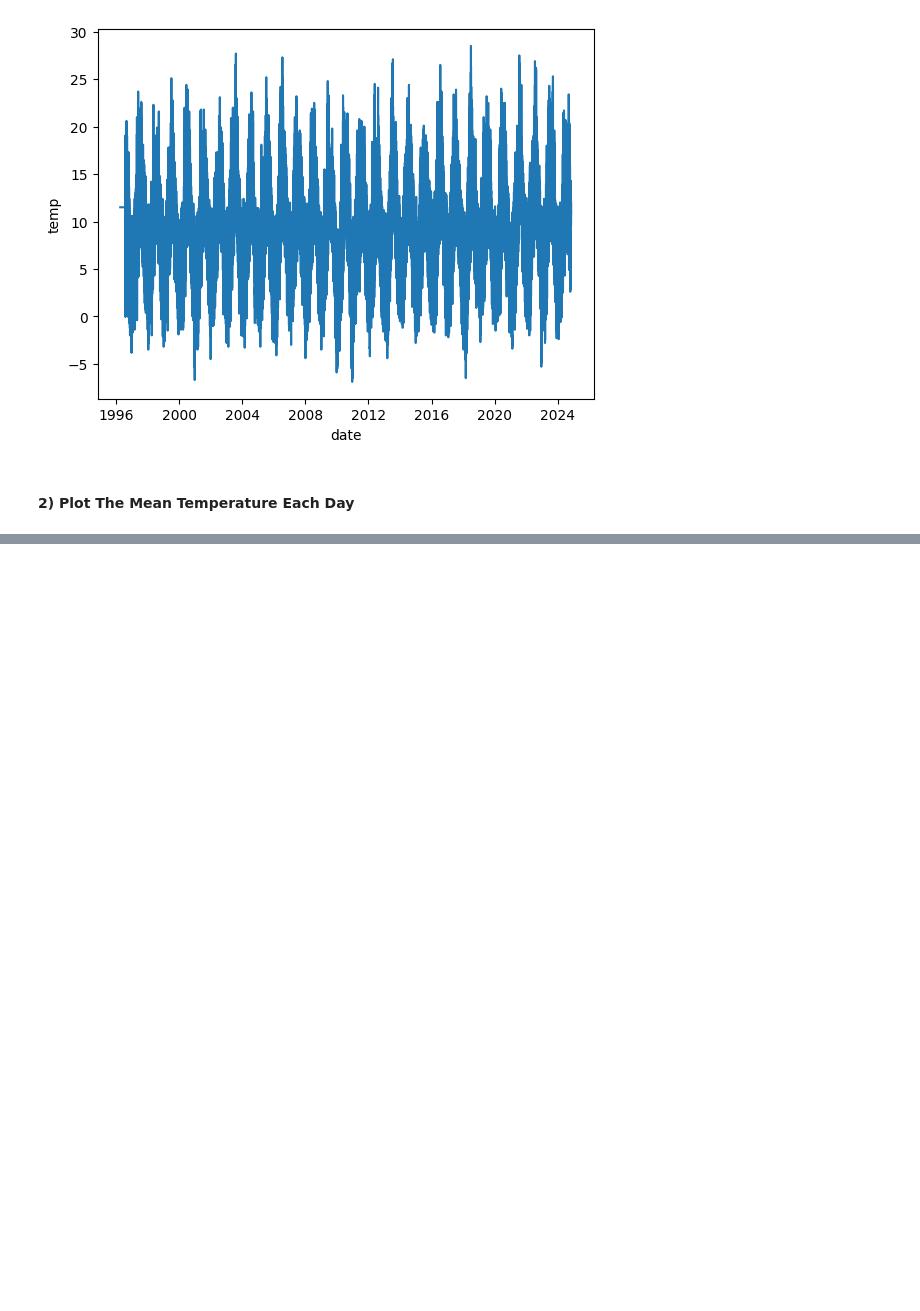
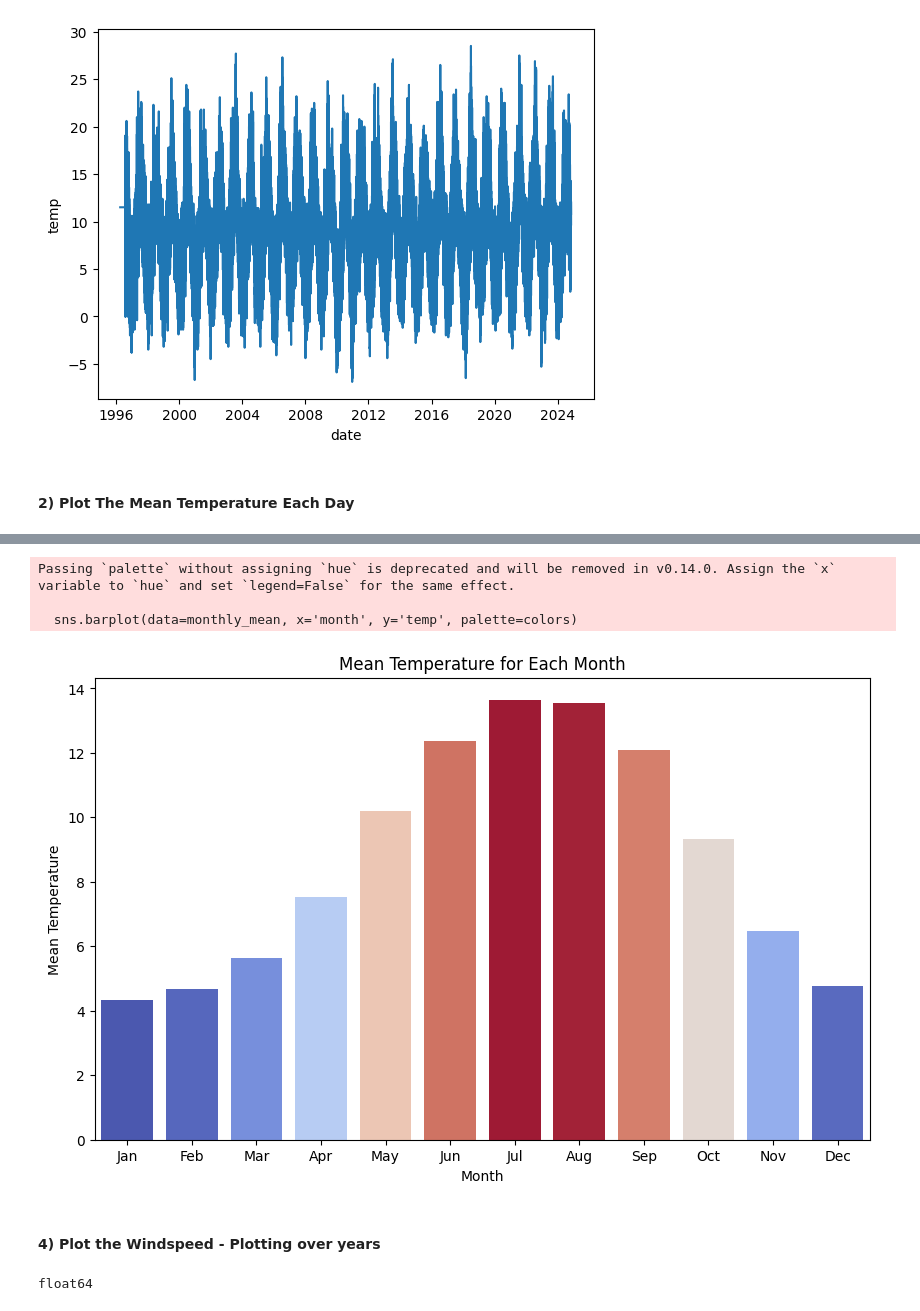
Before and after one commit to daveysull/PFDA, a Jupyter notebook: assignments/assignment_6_Weather.ipynb, the cells around one changed output, grey strips where cells are left out. Saved outputs shown, nothing was run; the diff lists cells and outputs as text; code cells hidden in the pictures; blank space fills up the shorter version.

```diff
--- a/assignments/assignment_6_Weather.ipynb
+++ b/assignments/assignment_6_Weather.ipynb
@@ -32,0 +54,41 @@ df.set_index('date', inplace=True)
+# %%
+# Extract the month for grouping
+df['month'] = df['date'].dt.strftime('%m')
+
+# Calculate mean temperature for each month
+monthly_mean = df.groupby('month')['temp'].mean().reset_index()
+
+# Normalize the temperature values for color mapping
+norm = (monthly_mean['temp'] - monthly_mean['temp'].min()) / (monthly_mean['temp'].max() - monthly_mean['temp'].min())
+
+colors = sns.color_palette("coolwarm", as_cmap=True)(norm)
+
+# Plot
+plt.figure(figsize=(10, 6))
+sns.barplot(data=monthly_mean, x='month', y='temp', palette=colors)
+plt.title("Mean Temperature for Each Month")
+plt.xlabel("Month")
+plt.ylabel("Mean Temperature")
+plt.xticks(ticks=range(0, 12), labels=['Jan', 'Feb', 'Mar', 'Apr', 'May', 'Jun', 'Jul', 'Aug', 'Sep', 'Oct', 'Nov', 'Dec'])
+plt.show()
+# %% [output]
+Passing `palette` without assigning `hue` is deprecated and will be removed in v0.14.0. Assign the `x` variable to `hue` and set `legend=False` for the same effect.
+
+  sns.barplot(data=monthly_mean, x='month', y='temp', palette=colors)
+[figure, added]
+# %% [markdown]
+#### 4) Plot the Windspeed - Plotting over years
+# %%
+# Step 1: Convert to numeric, coercing non-numeric to NaN
+df['wdsp'] = pd.to_numeric(df['wdsp'], errors='coerce')
+
+# Step 2: Handle missing values (if needed)
+df['wdsp'] = df['wdsp'].dropna()
+
+# Step 3: Convert to int64
+df['wdsp'] = df['wdsp'].astype('float64')
+
+# Verify the result
+print(df['wdsp'].dtype)  # Should now be int64
+# %% [output]
+float64
```
Also changed, not shown: parts of 8 cells of this notebook.
